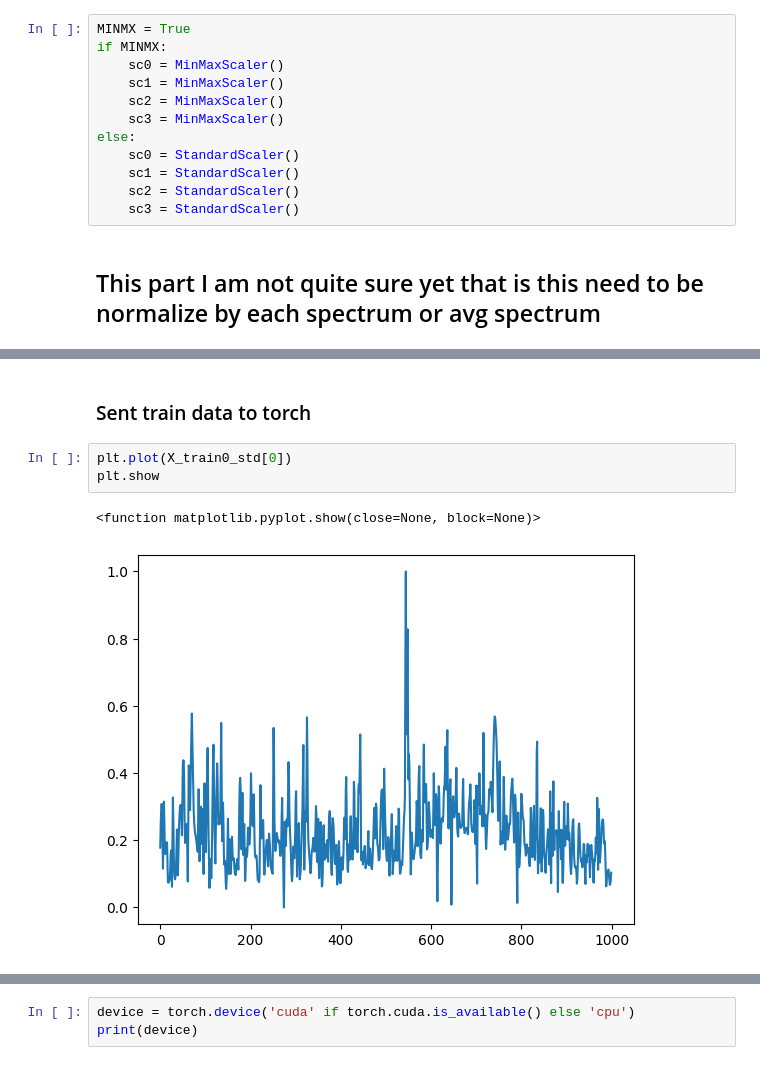
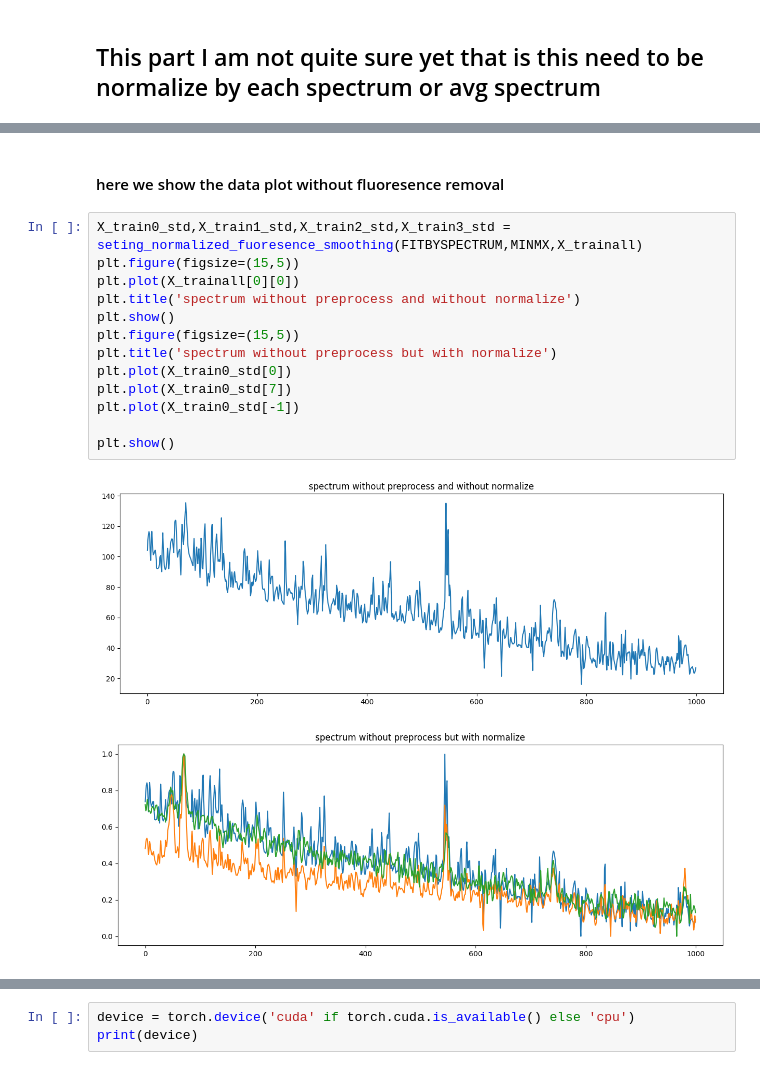
Before and after one commit to AtiChetsurakul/DataScienceAndMLProjects, a Jupyter notebook: Diabete_detection_withRamanSpec/datawatcher.ipynb, the cells around one changed output, grey strips where cells are left out. Saved outputs shown, nothing was run; the diff lists cells and outputs as text.

```diff
--- a/Diabete_detection_withRamanSpec/datawatcher.ipynb
+++ b/Diabete_detection_withRamanSpec/datawatcher.ipynb
@@ -592,18 +590,6 @@ import numpy as np
 import sys
 from sklearn.preprocessing import MinMaxScaler, StandardScaler
 from torch.utils.data import TensorDataset
-# %%
-MINMX = True
-if MINMX:
-    sc0 = MinMaxScaler()
-    sc1 = MinMaxScaler()
-    sc2 = MinMaxScaler()
-    sc3 = MinMaxScaler()
-else:
-    sc0 = StandardScaler()
-    sc1 = StandardScaler()
-    sc2 = StandardScaler()
-    sc3 = StandardScaler()
 # %% [markdown]
 ## This part I am not quite sure yet that is this need to be normalize by each spectrum or avg spectrum
 # %%
@@ -628,8 +630,18 @@ else:
-# %% [markdown]
-### Sent train data to torch
-# %%
-plt.plot(X_train0_std[0])
-plt.show
-# %% [output]
-<function matplotlib.pyplot.show(close=None, block=None)>
-[figure, removed]
+# %% [markdown]
+#### here we show the data plot without fluoresence removal
+# %%
+X_train0_std,X_train1_std,X_train2_std,X_train3_std = seting_normalized_fuoresence_smoothing(FITBYSPECTRUM,MINMX,X_trainall)
+plt.figure(figsize=(15,5))
+plt.plot(X_trainall[0][0])
+plt.title('spectrum without preprocess and without normalize')
+plt.show()
+plt.figure(figsize=(15,5))
+plt.title('spectrum without preprocess but with normalize')
+plt.plot(X_train0_std[0])
+plt.plot(X_train0_std[7])
+plt.plot(X_train0_std[-1])
+
+plt.show()
+# %% [output]
+[figure, added]
+[figure, added]
```
Also changed, not shown: parts of 3 cells of this notebook, 2 other files.
